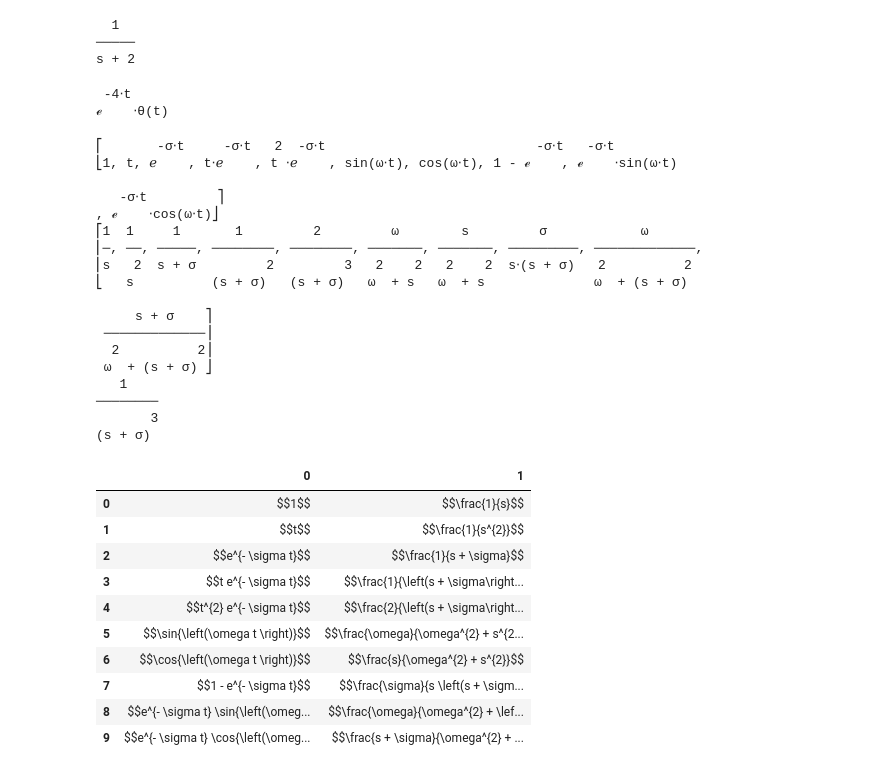
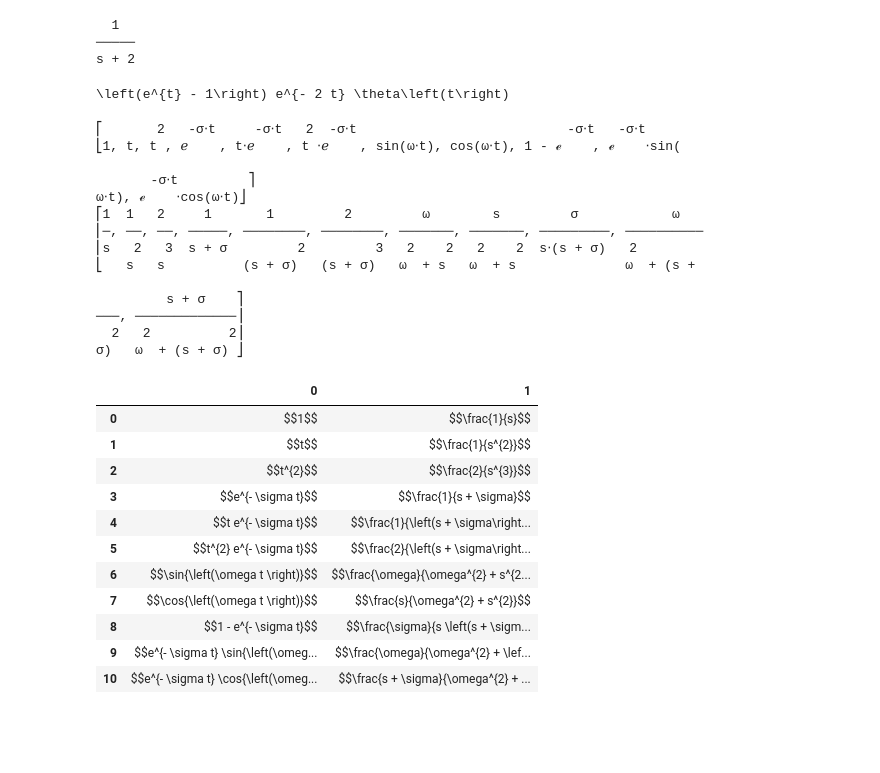
Before and after one commit to damianovar/Control-concepts-and-animations, a Jupyter notebook: LaplaceWithSympy.ipynb, the cells around one changed output. Drawn from its saved outputs; the diff is of its cells as text; code cells hidden in the pictures; blank space fills up the shorter version.

```diff
--- a/LaplaceWithSympy.ipynb
+++ b/LaplaceWithSympy.ipynb
@@ -28,13 +28,12 @@ s + 2
 # %%
 # test an inverse Laplace transform
 # note how s and t invert positions wrt "laplace_transform"
-f = sp.inverse_laplace_transform(1 / (s + 4), s, t)
+f = sp.inverse_laplace_transform(1 / (s**2 + 3*s + 2), s, t).simplify()
 
 # display the result
-sp.pprint(f)
+sp.pprint(sp.latex(f))
 # %% [output]
- -4⋅t
-ℯ    ⋅θ(t)
+\left(e^{t} - 1\right) e^{- 2 t} \theta\left(t\right)
 # %%
 # create the standard table of transforms
 
@@ -42,8 +41,9 @@ sp.pprint(f)
 sigma, omega = sp.symbols('sigma omega', real=True)
 
 # then make a list of standard functions
-fs = [   1,
+ft = [   1,
          t,
+         t**2,
          sp.exp(-sigma*t),
          t*sp.exp(-sigma*t),
          t**2*sp.exp(-sigma*t),
@@ -55,45 +55,42 @@ fs = [   1,
          ]
 
 # then transform them
-Fs = [sp.laplace_transform(f, t, s, noconds=True) for f in fs]
+Fs = [sp.laplace_transform(f, t, s, noconds=True) for f in ft]
 
 # display everything
-sp.pprint(fs)
+sp.pprint(ft)
 sp.pprint(Fs)
 # %% [output]
-⎡       -σ⋅t     -σ⋅t   2  -σ⋅t                           -σ⋅t   -σ⋅t
-⎣1, t, ℯ    , t⋅ℯ    , t ⋅ℯ    , sin(ω⋅t), cos(ω⋅t), 1 - ℯ    , ℯ    ⋅sin(ω⋅t)
+⎡       2   -σ⋅t     -σ⋅t   2  -σ⋅t                           -σ⋅t   -σ⋅t
+⎣1, t, t , ℯ    , t⋅ℯ    , t ⋅ℯ    , sin(ω⋅t), cos(ω⋅t), 1 - ℯ    , ℯ    ⋅sin(
 
-   -σ⋅t         ⎤
-, ℯ    ⋅cos(ω⋅t)⎦
-⎡1  1     1       1         2         ω        s         σ            ω
-⎢─, ──, ─────, ────────, ────────, ───────, ───────, ─────────, ─────────────,
-⎢s   2  s + σ         2         3   2    2   2    2  s⋅(s + σ)   2          2
-⎣   s          (s + σ)   (s + σ)   ω  + s   ω  + s              ω  + (s + σ)
+       -σ⋅t         ⎤
+ω⋅t), ℯ    ⋅cos(ω⋅t)⎦
+⎡1  1   2     1       1         2         ω        s         σ            ω
+⎢─, ──, ──, ─────, ────────, ────────, ───────, ───────, ─────────, ──────────
+⎢s   2   3  s + σ         2         3   2    2   2    2  s⋅(s + σ)   2
+⎣   s   s          (s + σ)   (s + σ)   ω  + s   ω  + s              ω  + (s +
 
-     s + σ    ⎤
- ─────────────⎥
-  2          2⎥
- ω  + (s + σ) ⎦
-   1
-────────
-       3
-(s + σ)
+         s + σ    ⎤
+───, ─────────────⎥
+  2   2          2⎥
+σ)   ω  + (s + σ) ⎦
 # %%
 # make a better table
 from pandas import DataFrame
 def makelatex(args):
     return ["$${}$$".format(sp.latex(a)) for a in args]
-DataFrame(list(zip(makelatex(fs), makelatex(Fs))))
+DataFrame(list(zip(makelatex(ft), makelatex(Fs))))
 # %% [output]
 |  | 0 | 1 |
 | 0 | $$1$$ | $$\frac{1}{s}$$ |
 | 1 | $$t$$ | $$\frac{1}{s^{2}}$$ |
-| 2 | $$e^{- \sigma t}$$ | $$\frac{1}{s + \sigma}$$ |
-| 3 | $$t e^{- \sigma t}$$ | $$\frac{1}{\left(s + \sigma\right... |
-| 4 | $$t^{2} e^{- \sigma t}$$ | $$\frac{2}{\left(s + \sigma\right... |
-| 5 | $$\sin{\left(\omega t \right)}$$ | $$\frac{\omega}{\omega^{2} + s^{2... |
-| 6 | $$\cos{\left(\omega t \right)}$$ | $$\frac{s}{\omega^{2} + s^{2}}$$ |
-| 7 | $$1 - e^{- \sigma t}$$ | $$\frac{\sigma}{s \left(s + \sigm... |
-| 8 | $$e^{- \sigma t} \sin{\left(\omeg... | $$\frac{\omega}{\omega^{2} + \lef... |
-| 9 | $$e^{- \sigma t} \cos{\left(\omeg... | $$\frac{s + \sigma}{\omega^{2} + ... |
+| 2 | $$t^{2}$$ | $$\frac{2}{s^{3}}$$ |
+| 3 | $$e^{- \sigma t}$$ | $$\frac{1}{s + \sigma}$$ |
+| 4 | $$t e^{- \sigma t}$$ | $$\frac{1}{\left(s + \sigma\right... |
+| 5 | $$t^{2} e^{- \sigma t}$$ | $$\frac{2}{\left(s + \sigma\right... |
+| 6 | $$\sin{\left(\omega t \right)}$$ | $$\frac{\omega}{\omega^{2} + s^{2... |
+| 7 | $$\cos{\left(\omega t \right)}$$ | $$\frac{s}{\omega^{2} + s^{2}}$$ |
+| 8 | $$1 - e^{- \sigma t}$$ | $$\frac{\sigma}{s \left(s + \sigm... |
+| 9 | $$e^{- \sigma t} \sin{\left(\omeg... | $$\frac{\omega}{\omega^{2} + \lef... |
+| 10 | $$e^{- \sigma t} \cos{\left(\omeg... | $$\frac{s + \sigma}{\omega^{2} + ... |
```
Also changed, not shown: parts of 1 cell of this notebook, 10 other files.
